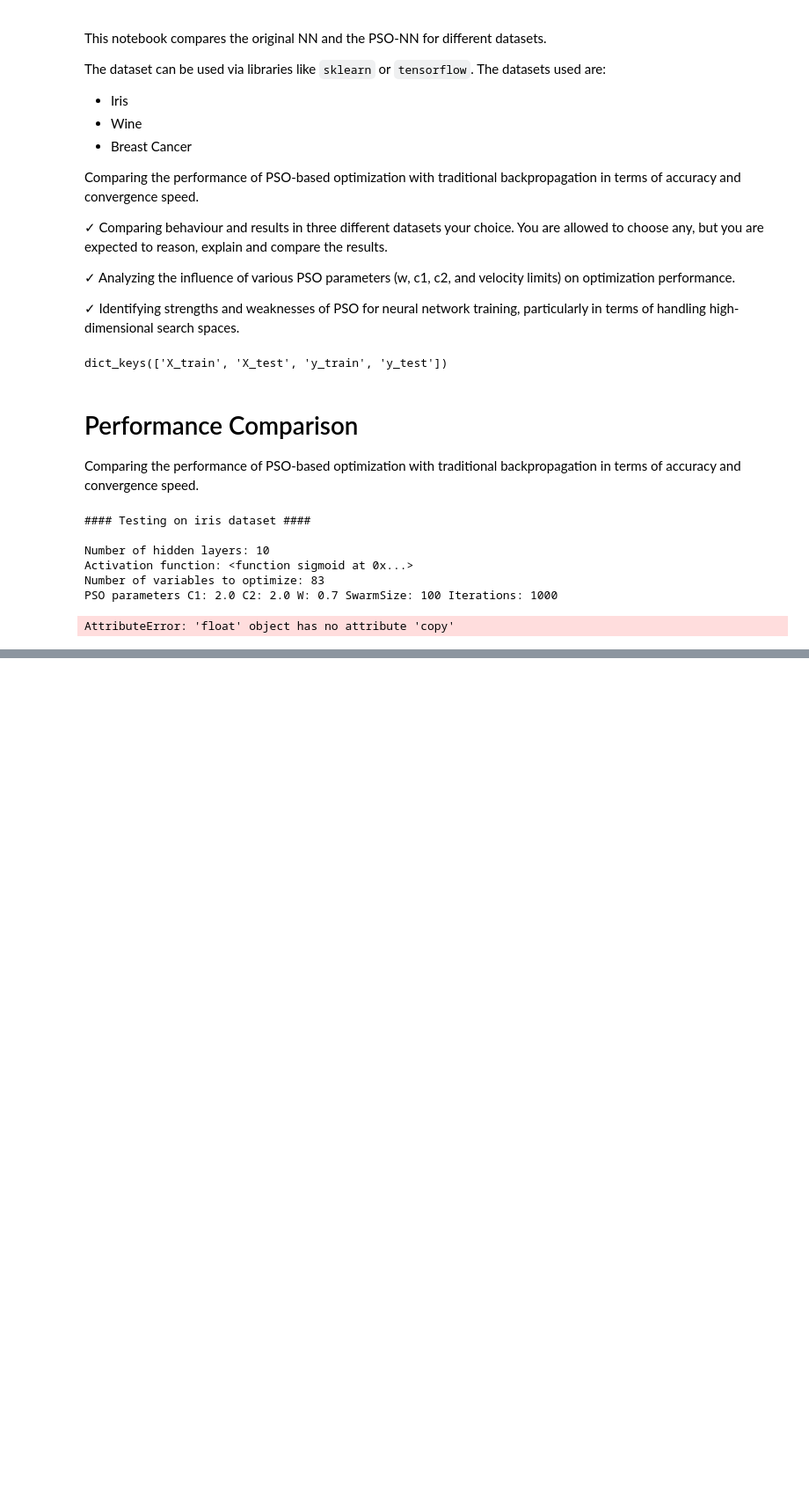
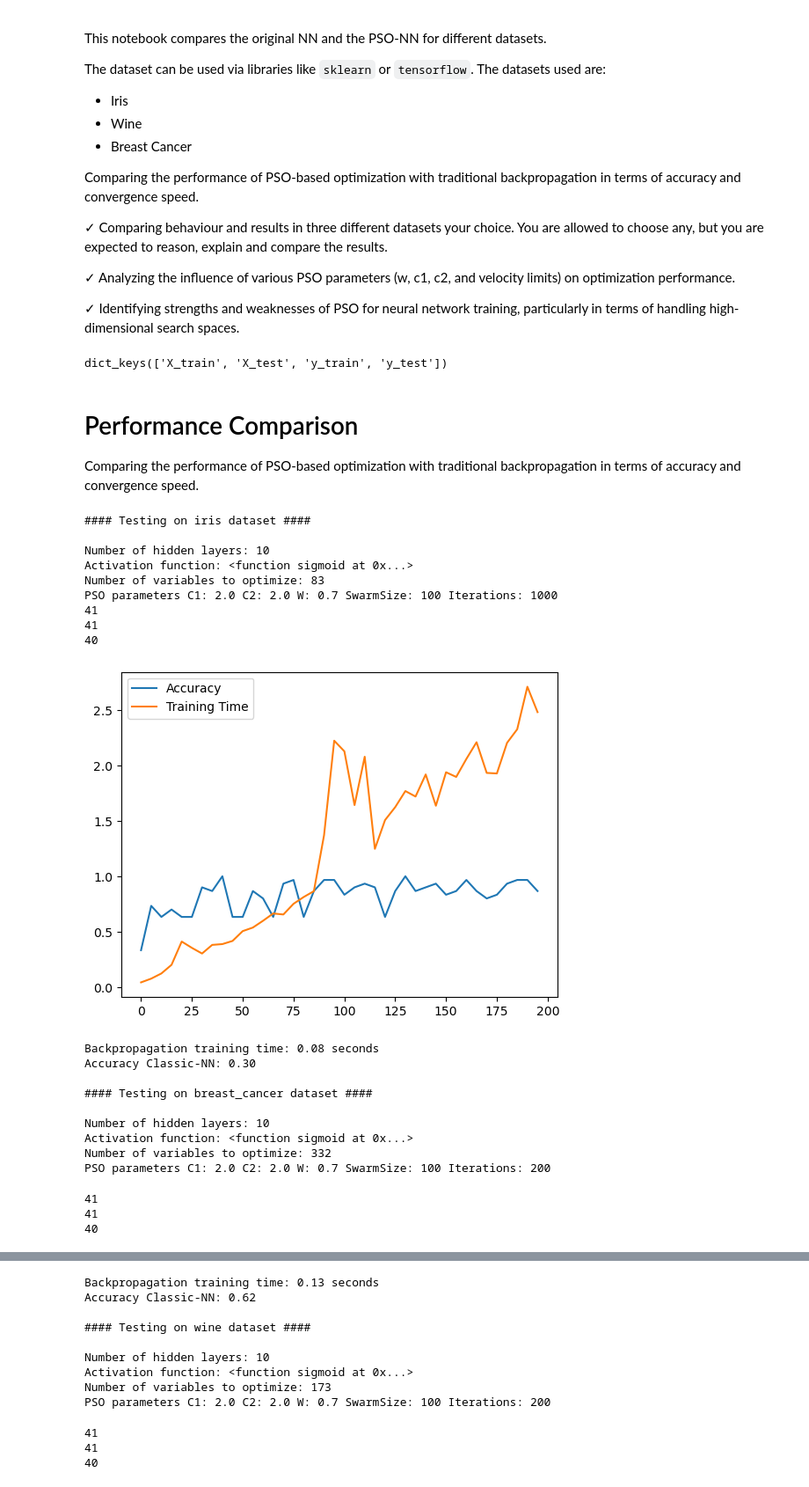
Before and after one commit to StefanHamm/SOS-Assignment-2-WISE-24-25, a Jupyter notebook: python_code/comparisons.ipynb, the cells around one changed output, grey strips where cells are left out. Shown at 88% size. Saved outputs shown, nothing was run; the diff lists cells and outputs as text; code cells hidden in the pictures; blank space fills up the shorter version.

```diff
--- a/python_code/comparisons.ipynb
+++ b/python_code/comparisons.ipynb
@@ -104,11 +104,12 @@ for i, datadict in enumerate(sets):
     print("Activation function:", activation[0])
     print("Number of variables to optimize:", (n_inputs * n_hidden) + (n_hidden * n_classes) + n_hidden + n_classes)
     print("PSO parameters C1:", par_C1, "C2:", par_C2, "W:", par_W, "SwarmSize:", par_SwarmSize, "Iterations:", n_iteration)
-    n_iteration = 50
+    n_iteration = 200
     accs = [0]
     traintimes = [0]
     stepsize = 5
-    for n_i in range(n_iteration)[::stepsize]:
+    for n_i in range(1,n_iteration)[::stepsize]:
+        #print(n_i)
         # PSO Optimization
         nn_pso = PSO.NeuralNetwork(n_inputs, n_hidden, n_classes, activation[0])
         def optimize_pso():
@@ -123,8 +124,8 @@ for i, datadict in enumerate(sets):
         pso_accuracy = (y_pred_pso == y_test).mean()
         accs.append(pso_accuracy)
 
-        print(f"PSO optimization time: {pso_time:.2f} seconds")
-        print(f"Accuracy PSO-NN: {pso_accuracy:.2f}")
+        #print(f"PSO optimization time: {pso_time:.2f} seconds")
+        #print(f"Accuracy PSO-NN: {pso_accuracy:.2f}")
 
     print(len(accs))
     print(len(traintimes))
@@ -143,31 +144,46 @@ for i, datadict in enumerate(sets):
     backprop_time = timeit.timeit(train_backprop, number=1)
     nn_classic = train_backprop()
     y_pred_classic = nn_classic.predict(X_test)
     backprop_accuracy = (y_pred_classic == y_test).mean()
 
     print(f"Backpropagation training time: {backprop_time:.2f} seconds")
     print(f"Accuracy Classic-NN: {backprop_accuracy:.2f}")
 
     # Store results
     results.append({
         'dataset': dataset_names[i],
         'pso_accuracy': pso_accuracy,
         'pso_time': pso_time,
         'backprop_accuracy': backprop_accuracy,
         'backprop_time': backprop_time
     })
 
 # Print overall comparison
 print("\n#### Overall Comparison Results ####\n")
 for result in results:
     print(f"Dataset: {result['dataset']}")
     print(f"PSO-NN Accuracy: {result['pso_accuracy']:.2f} | Time: {result['pso_time']:.2f} seconds")
     print(f"Classic-NN Accuracy: {result['backprop_accuracy']:.2f} | Time: {result['backprop_time']:.2f} seconds\n")
 # %% [output]
 #### Testing on iris dataset ####
 
 Number of hidden layers: 10
 Activation function: <function sigmoid at 0x...>
 Number of variables to optimize: 83
 PSO parameters C1: 2.0 C2: 2.0 W: 0.7 SwarmSize: 100 Iterations: 1000
+41
+41
+40
+[figure, added]
-AttributeError: 'float' object has no attribute 'copy'
+Backpropagation training time: 0.08 seconds
+Accuracy Classic-NN: 0.30
+
+#### Testing on breast_cancer dataset ####
+
+Number of hidden layers: 10
+Activation function: <function sigmoid at 0x...>
+Number of variables to optimize: 332
+PSO parameters C1: 2.0 C2: 2.0 W: 0.7 SwarmSize: 100 Iterations: 200
+41
+41
+40
@@ -173,0 +191,12 @@ AttributeError: 'float' object has no attribute 'copy'
+Backpropagation training time: 0.13 seconds
+Accuracy Classic-NN: 0.62
+
+#### Testing on wine dataset ####
+
+Number of hidden layers: 10
+Activation function: <function sigmoid at 0x...>
+Number of variables to optimize: 173
+PSO parameters C1: 2.0 C2: 2.0 W: 0.7 SwarmSize: 100 Iterations: 200
+41
+41
+40
```
Also changed, not shown: parts of 4 cells of this notebook, 1 other file.
